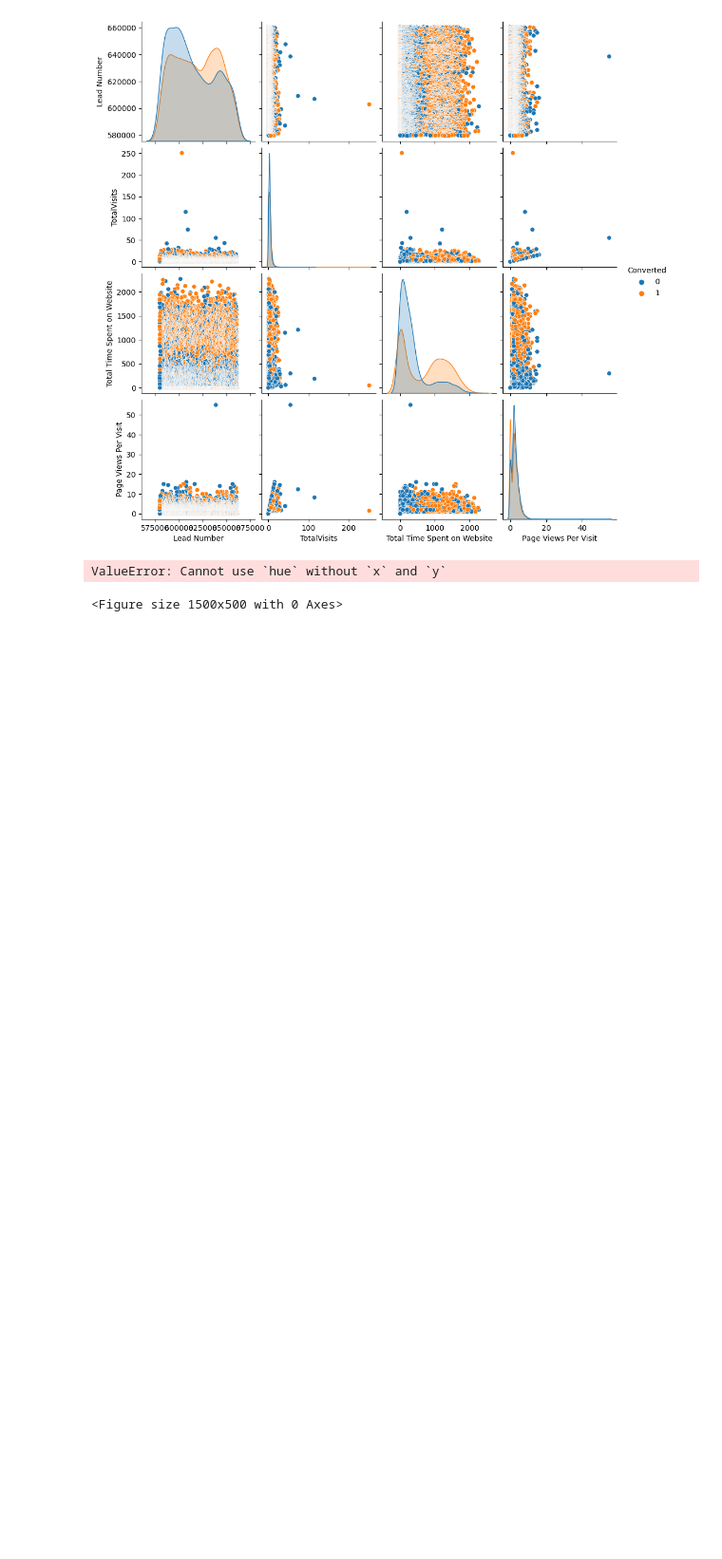
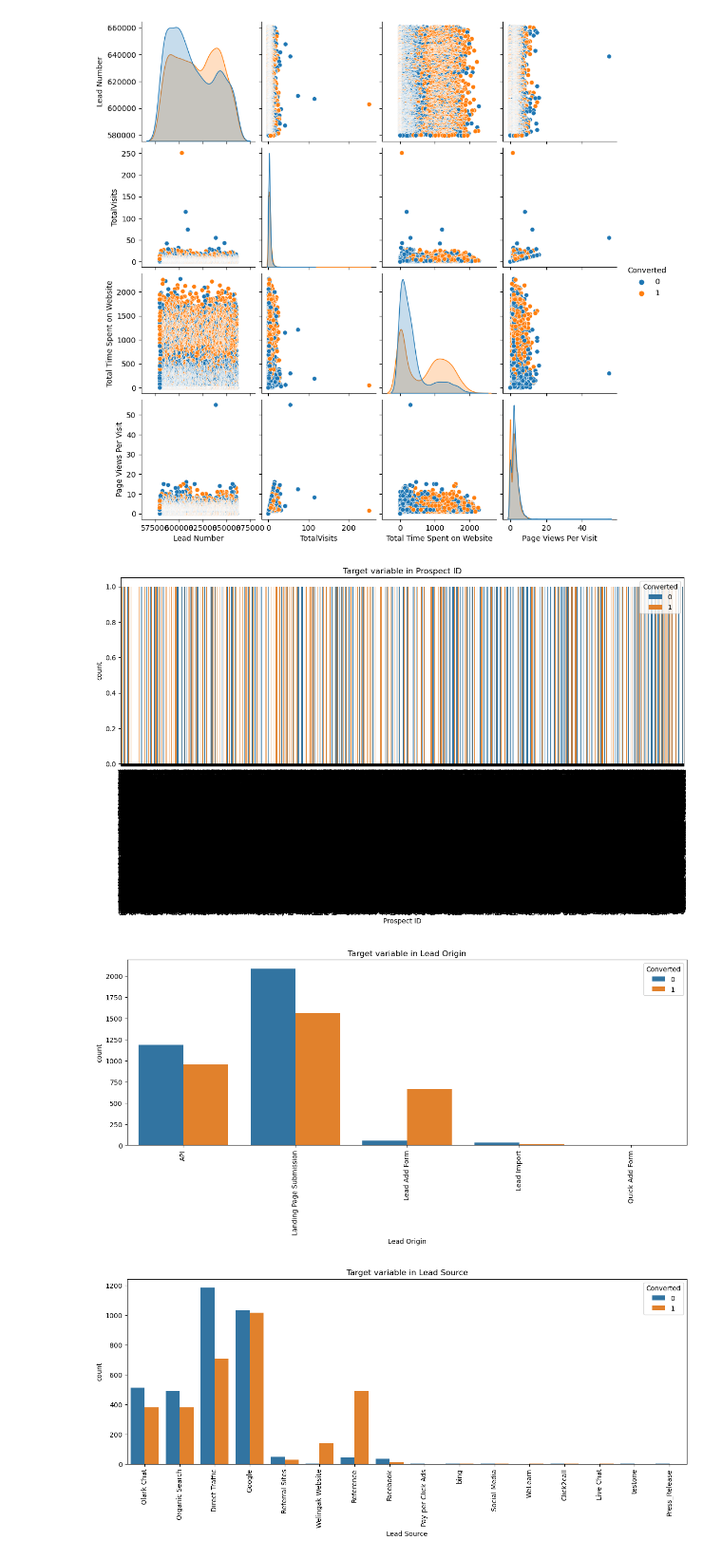
Before and after one commit to dhyani28/Lead_score_case_study, a Jupyter notebook: Lead_score_case_study_code.ipynb, the cells around one changed output. Shown at 95% size. Drawn from its saved outputs; the diff is of its cells as text; code cells hidden in the pictures; blank space fills up the shorter version.

```diff
--- a/Lead_score_case_study_code.ipynb
+++ b/Lead_score_case_study_code.ipynb
@@ -302,15 +302,17 @@ plt.show()
 # %% [output]
 [figure]
 # %%
-conv = leads_score.select_dtypes(include ="object").columns
-for i in conv:
+cat  = leads_score.select_dtypes(include ="object").columns
+
+for a in cat:
 
     plt.figure(figsize =(15,5))
-    sns.countplot(leads_score[i], hue=leads_score.Converted)
+    sns.countplot(x=leads_score[a], hue=leads_score.Converted)
     plt.xticks(rotation = 90)
-    plt.title('Target variable in'+' '+ i)
-    plt.xlabel(i)
+    plt.title('Target variable in'+' '+ a)
+    plt.xlabel(a)
     plt.show()
 # %% [output]
-ValueError: Cannot use `hue` without `x` and `y`
-<Figure size 1500x500 with 0 Axes>
+[figure, added]
+[figure, added]
+[figure, added]
```
Also changed, not shown: parts of 113 cells of this notebook.
